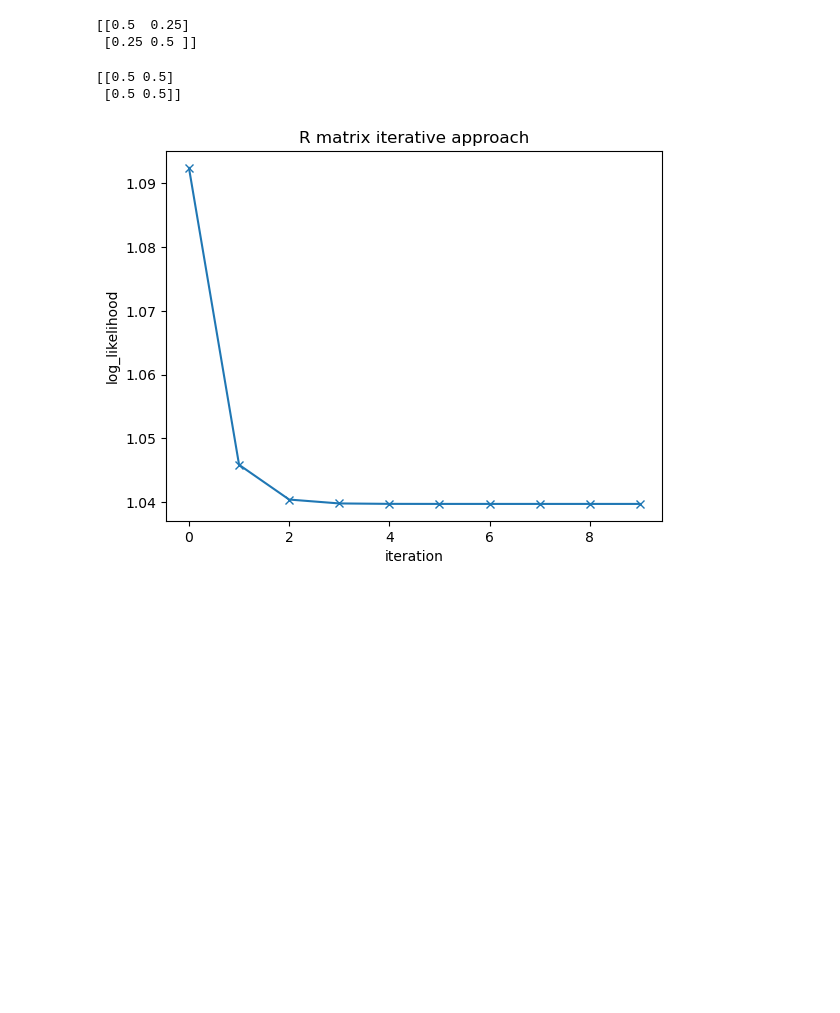
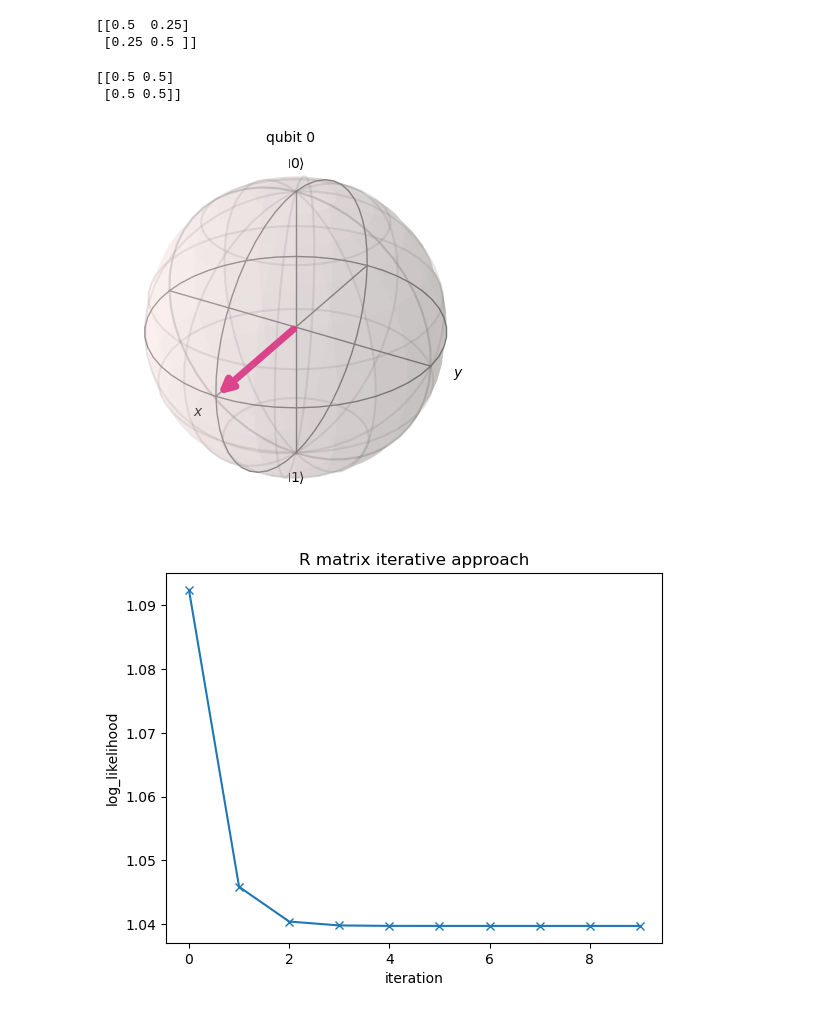
Before and after one commit to ahkatlio/MLE, a Jupyter notebook: R_matrix.ipynb, the cells around one changed output. Saved outputs shown, nothing was run; the diff lists cells and outputs as text; code cells hidden in the pictures; blank space fills up the shorter version.

```diff
--- a/R_matrix.ipynb
+++ b/R_matrix.ipynb
@@ -48,28 +49,34 @@ print(R)
 # %%
 def MLE_iteration(frequencies,operator_list,iterations=10):
     rho=0.5*np.array([[1,0],[0,1]])
     likelihoods=[]
 
     for step in range(iterations):
         R=R_matrix(frequencies,operator_list,rho)
 
         new_rho=np.matmul(np.matmul(R,rho),R)
         normalized_new_rho= new_rho/np.trace(new_rho)
         rho=normalized_new_rho
 
         likelihoods.append(log_likelihood(frequencies,operator_list,rho))
 
     plt.title('R matrix iterative approach')
     plt.plot(likelihoods,marker='x')
     plt.ylabel('log_likelihood')
     plt.xlabel('iteration')
 
     return rho
 
 
 final_rho=MLE_iteration(frequencies,operator_list)
 print(final_rho)
+
+
+density_matrix=DensityMatrix(final_rho)
+
+plot_bloch_multivector(final_rho)
 # %% [output]
 [[0.5 0.5]
  [0.5 0.5]]
-[figure, old version]
+[figure, new version]
+[figure, added]
```
Also changed, not shown: parts of 1 cell of this notebook, 2 other files.
